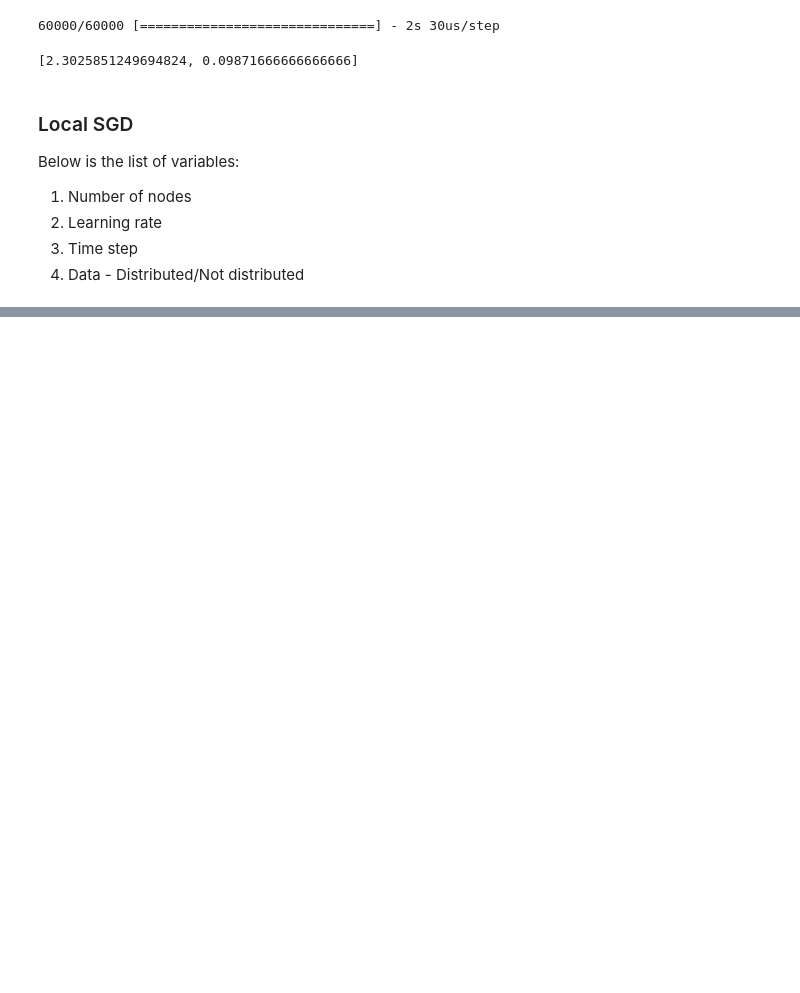
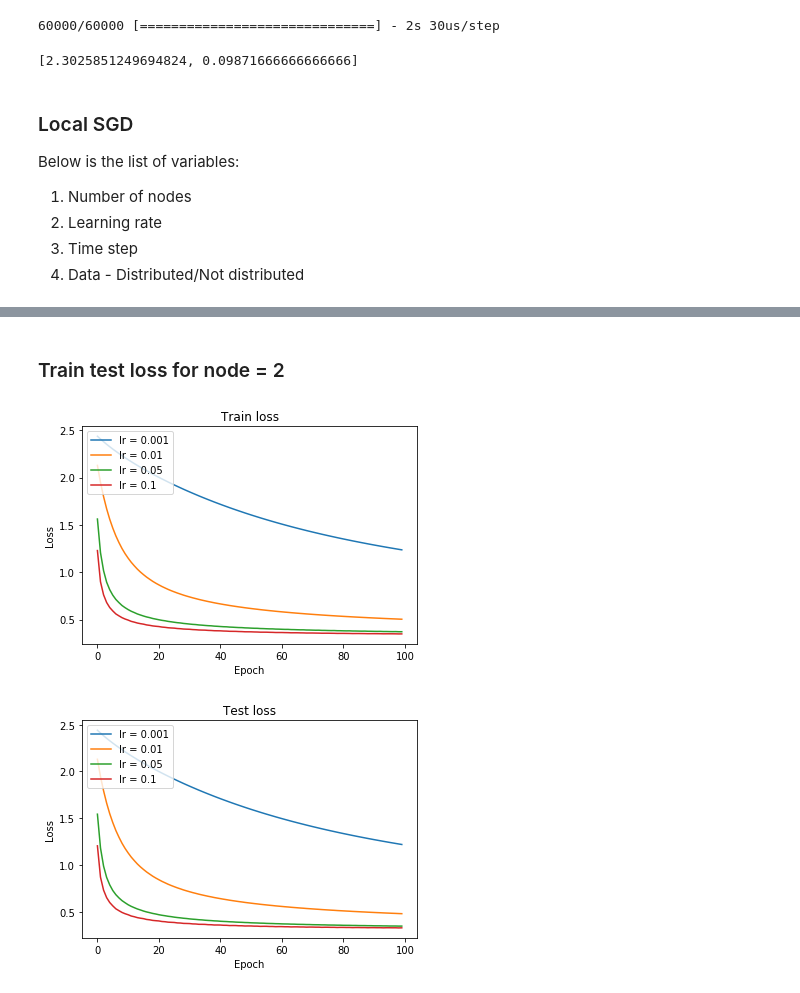
Before and after one commit to manish2020-iitr/Msia2020, a Jupyter notebook: Local_Elastic_averaging_SGD.ipynb, the cells around one changed output, grey strips where cells are left out. Saved outputs shown, nothing was run; the diff lists cells and outputs as text; code cells hidden in the pictures; blank space fills up the shorter version.

```diff
--- a/Local_Elastic_averaging_SGD.ipynb
+++ b/Local_Elastic_averaging_SGD.ipynb
@@ -313,0 +237,10 @@ plt.plot(ans[0])
+# %%
+
+model_parallel = k_model(10,784)
+local_2_10_001 = local_sgd(model_parallel,2,10,0.001,100,128,(x_train,y_train),(x_test,y_test))
+model_parallel = k_model(10,784)
+local_2_10_01 = local_sgd(model_parallel,2,10,0.01,100,128,(x_train,y_train),(x_test,y_test))
+model_parallel = k_model(10,784)
+local_2_10_05 = local_sgd(model_parallel,2,10,0.05,100,128,(x_train,y_train),(x_test,y_test))
+model_parallel = k_model(10,784)
+local_2_10_1 = local_sgd(model_parallel,2,10,0.1,100,128,(x_train,y_train),(x_test,y_test))
@@ -313,0 +433,29 @@ plt.plot(ans[0])
+# %%
+# Function to show the loss plot of training and validation set
+def combined_loss(losses,description):
+    for i in losses :
+        plt.plot(i[0])
+        plt.title('Train loss')
+
+    plt.ylabel('Loss')
+    plt.xlabel('Epoch')
+    plt.legend(description, loc='upper left')
+    plt.show()
+
+    for i in losses :
+        plt.plot(i[1])
+        plt.title('Test loss')
+
+    plt.ylabel('Loss')
+    plt.xlabel('Epoch')
+    plt.legend(description, loc='upper left')
+    plt.show()
+# %% [markdown]
+### Train test loss for node = 2
+# %%
+losses_2 = [local_2_10_001,local_2_10_01,local_2_10_05,local_2_10_1]
+desc = ['lr = 0.001','lr = 0.01','lr = 0.05','lr = 0.1']
+combined_loss(losses_2,desc)
+# %% [output]
+[figure, added]
+[figure, added]
```
Also changed, not shown: parts of 24 cells of this notebook.
